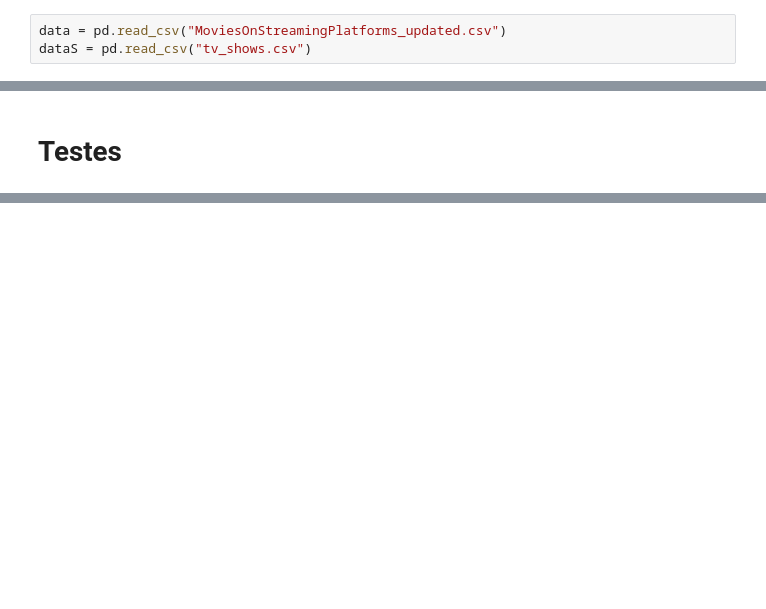
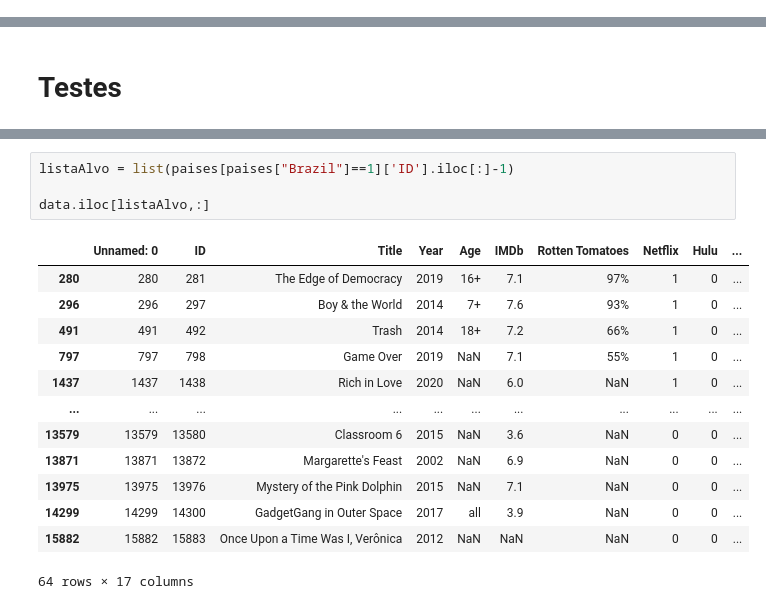
Before and after one commit to Natan10/mineracao-dados-ufc, a Jupyter notebook: Trabalho1/Testes.ipynb, the cells around one changed output, grey strips where cells are left out. Saved outputs shown, nothing was run; the diff lists cells and outputs as text; blank space fills up the shorter version.

```diff
--- a/Trabalho1/Testes.ipynb
+++ b/Trabalho1/Testes.ipynb
@@ -277,3 +274,0 @@ testando
-# %%
-data = pd.read_csv("MoviesOnStreamingPlatforms_updated.csv")
-dataS = pd.read_csv("tv_shows.csv")
@@ -361,0 +286,18 @@ plt.show()
+# %%
+listaAlvo = list(paises[paises["Brazil"]==1]['ID'].iloc[:]-1)
+
+data.iloc[listaAlvo,:]
+# %% [output]
+|  | Unnamed: 0 | ID | Title | Year | Age | IMDb | Rotten Tomatoes | Netflix | Hulu | ... |
+| 280 | 280 | 281 | The Edge of Democracy | 2019 | 16+ | 7.1 | 97% | 1 | 0 | ... |
+| 296 | 296 | 297 | Boy & the World | 2014 | 7+ | 7.6 | 93% | 1 | 0 | ... |
+| 491 | 491 | 492 | Trash | 2014 | 18+ | 7.2 | 66% | 1 | 0 | ... |
+| 797 | 797 | 798 | Game Over | 2019 | NaN | 7.1 | 55% | 1 | 0 | ... |
+| 1437 | 1437 | 1438 | Rich in Love | 2020 | NaN | 6.0 | NaN | 1 | 0 | ... |
+| ... | ... | ... | ... | ... | ... | ... | ... | ... | ... | ... |
+| 13579 | 13579 | 13580 | Classroom 6 | 2015 | NaN | 3.6 | NaN | 0 | 0 | ... |
+| 13871 | 13871 | 13872 | Margarette's Feast | 2002 | NaN | 6.9 | NaN | 0 | 0 | ... |
+| 13975 | 13975 | 13976 | Mystery of the Pink Dolphin | 2015 | NaN | 7.1 | NaN | 0 | 0 | ... |
+| 14299 | 14299 | 14300 | GadgetGang in Outer Space | 2017 | all | 3.9 | NaN | 0 | 0 | ... |
+| 15882 | 15882 | 15883 | Once Upon a Time Was I, Verônica | 2012 | NaN | NaN | NaN | 0 | 0 | ... |
+64 rows × 17 columns
```
Also changed, not shown: parts of 19 cells of this notebook, 4 other files.
